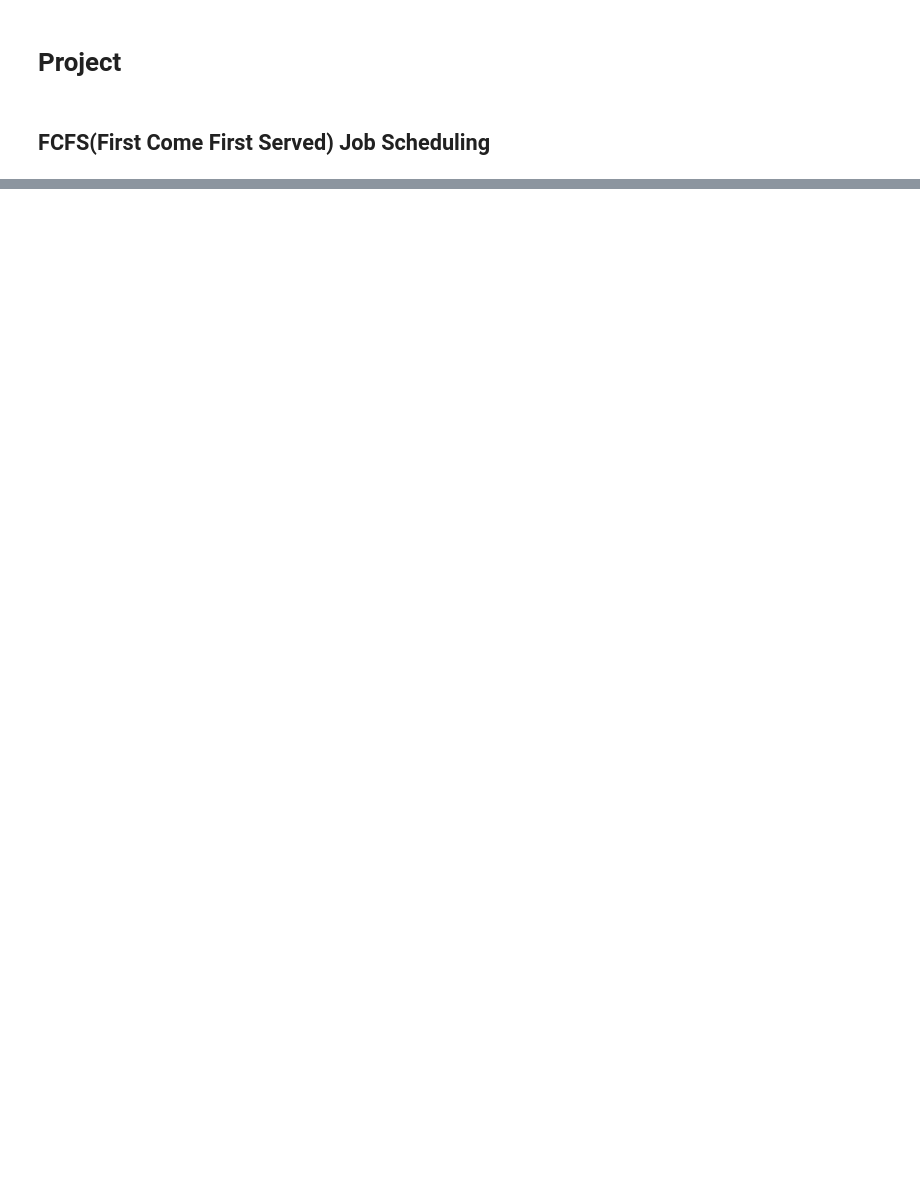
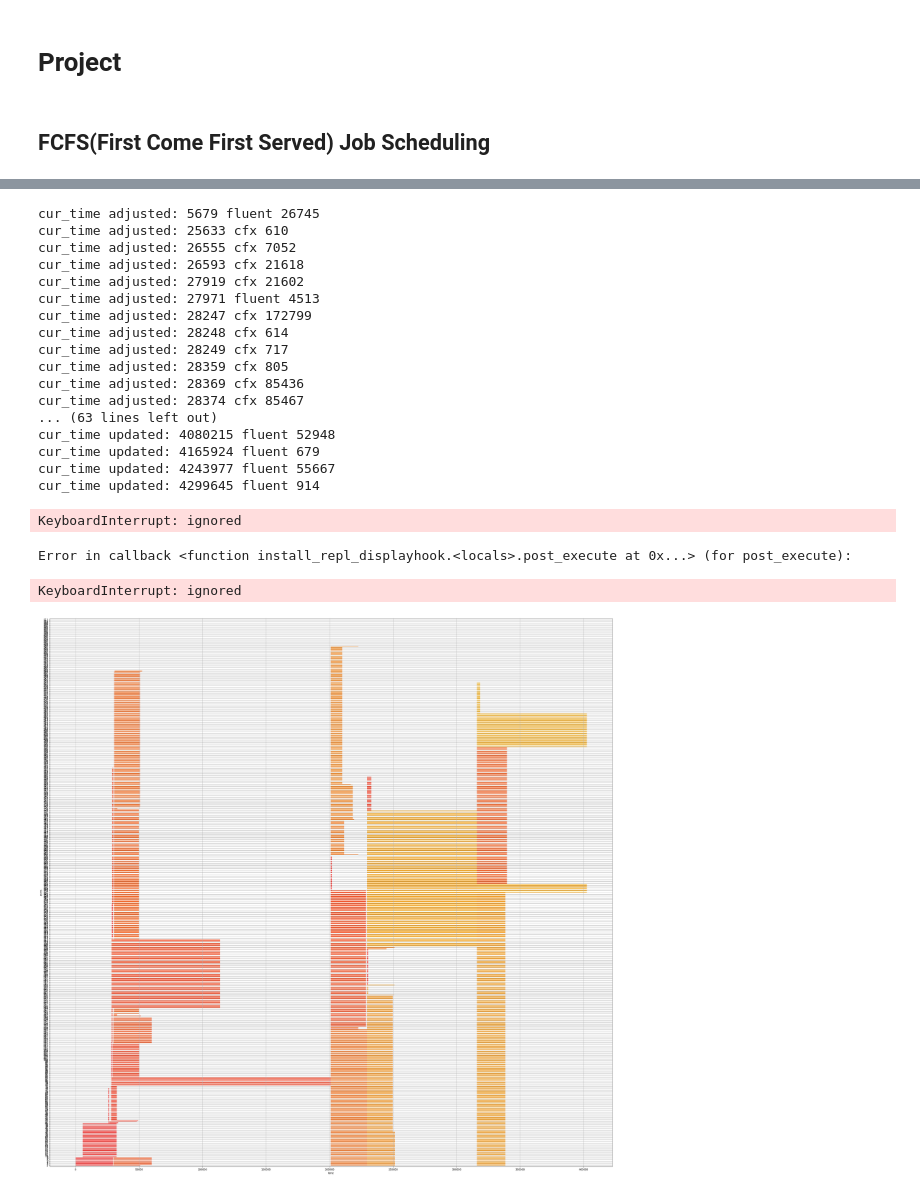
Before and after one commit to svperbeast/ai_lab, a Jupyter notebook: project.ipynb, the cells around one changed output, grey strips where cells are left out. Cells and saved outputs as stored; diff of their text form; code cells hidden in the pictures; blank space fills up the shorter version.

```diff
--- a/project.ipynb
+++ b/project.ipynb
@@ -165,0 +204,67 @@ total wait time: 100
+# %%
+import matplotlib.pyplot as plt
+
+plt.rcParams['figure.figsize'] = (40, 40)
+
+job_color_map = {}
+n_colors = len(df['UserID'].unique()) * len(df['Queue'].unique())
+
+def get_cmap(n, name='hsv'):
+  return plt.cm.get_cmap(name, n)
+
+cmap = get_cmap(n_colors)
+cmap_index = 0
+
+for i, row in df.iterrows():
+  key = (row['UserID'], row['Queue'])
+  if key not in job_color_map:
+    job_color_map[key] = cmap(cmap_index)
+    cmap_index += 1
+# %%
+procs = []
+
+for i, row in df.iterrows():
+  user = row['UserID']
+  sw_type = row['Queue']
+  requested_n_cores = row['CPUNum']
+  submit_time = row['SubmitTime']
+  burst_time = row['RunTime']
+  p = Process(user=user,
+              sw_type=sw_type,
+              requested_n_cores=requested_n_cores,
+              submit_time=submit_time,
+              burst_time=burst_time
+              )
+  procs.append(p)
+
+sched = FCFS(n_cores=512,
+             start_time_offset=df['SubmitTime'].min(),
+             color_map=job_color_map)
+
+procs, tot_wt, image = sched.run(procs)
+for p in procs:
+  print(p)
+print('total wait time: {}'.format(tot_wt))
+print(image.shape)
+# %% [output]
+cur_time adjusted: 5679 fluent 26745
+cur_time adjusted: 25633 cfx 610
+cur_time adjusted: 26555 cfx 7052
+cur_time adjusted: 26593 cfx 21618
+cur_time adjusted: 27919 cfx 21602
+cur_time adjusted: 27971 fluent 4513
+cur_time adjusted: 28247 cfx 172799
+cur_time adjusted: 28248 cfx 614
+cur_time adjusted: 28249 cfx 717
+cur_time adjusted: 28359 cfx 805
+cur_time adjusted: 28369 cfx 85436
+cur_time adjusted: 28374 cfx 85467
+... (63 lines left out)
+cur_time updated: 4080215 fluent 52948
+cur_time updated: 4165924 fluent 679
+cur_time updated: 4243977 fluent 55667
+cur_time updated: 4299645 fluent 914
+KeyboardInterrupt: ignored
+Error in callback <function install_repl_displayhook.<locals>.post_execute at 0x...> (for post_execute):
+KeyboardInterrupt: ignored
+[figure, added]
```
Also changed, not shown: parts of 4 cells of this notebook.
